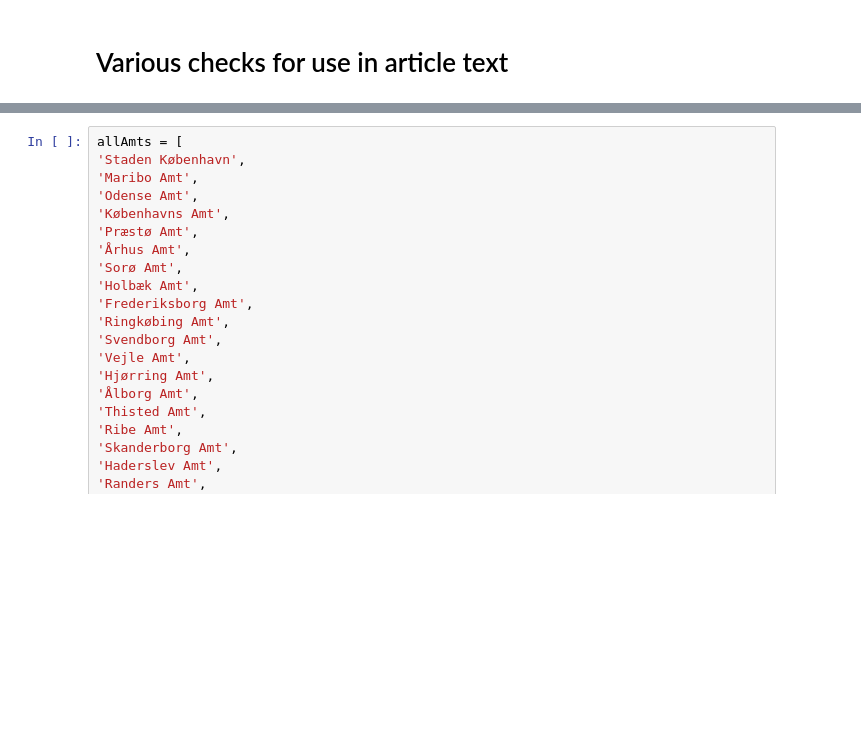
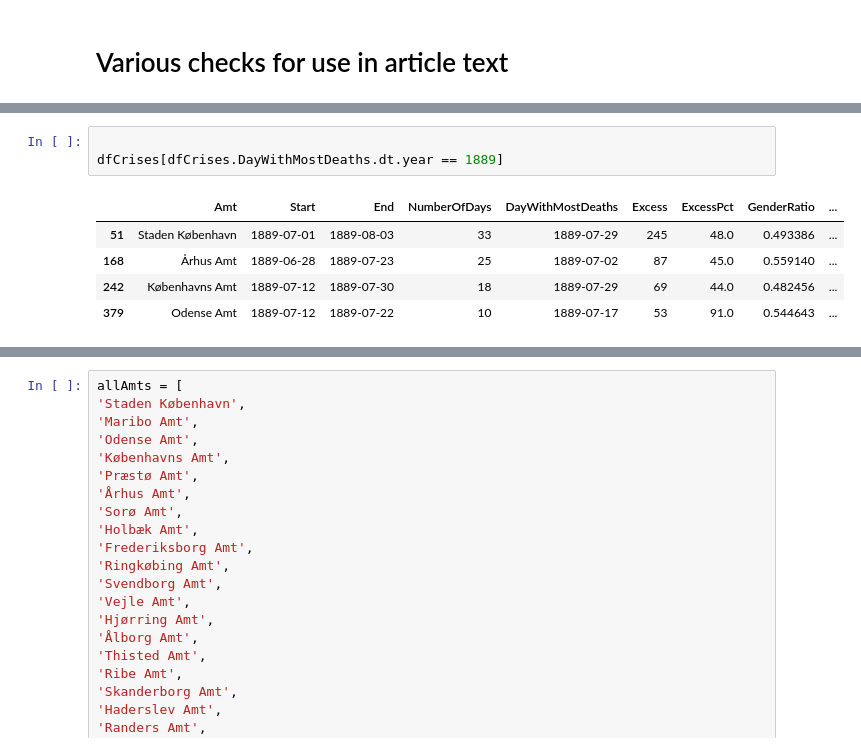
Before and after one commit to PandemiXcenter/SignatureFeatures19thCentury, a Jupyter notebook: Code/DetermineGroups.ipynb, the cells around one changed output, grey strips where cells are left out. Saved outputs shown, nothing was run; the diff lists cells and outputs as text; blank space fills up the shorter version.

```diff
--- a/Code/DetermineGroups.ipynb
+++ b/Code/DetermineGroups.ipynb
@@ -549,3 +613,12 @@ dfCrises[dfCrises.DayWithMostDeaths.dt.year == 1874]
+# %%
+
+dfCrises[dfCrises.DayWithMostDeaths.dt.year == 1889]
+# %% [output]
+|  | Amt | Start | End | NumberOfDays | DayWithMostDeaths | Excess | ExcessPct | GenderRatio | ... |
+| 51 | Staden København | 1889-07-01 | 1889-08-03 | 33 | 1889-07-29 | 245 | 48.0 | 0.493386 | ... |
+| 168 | Århus Amt | 1889-06-28 | 1889-07-23 | 25 | 1889-07-02 | 87 | 45.0 | 0.559140 | ... |
+| 242 | Københavns Amt | 1889-07-12 | 1889-07-30 | 18 | 1889-07-29 | 69 | 44.0 | 0.482456 | ... |
+| 379 | Odense Amt | 1889-07-12 | 1889-07-22 | 10 | 1889-07-17 | 53 | 91.0 | 0.544643 | ... |
 # %%
 dfCrises.Amt.value_counts().index
 # %% [output]
```
Also changed, not shown: parts of 30 cells of this notebook, 44 other files.
